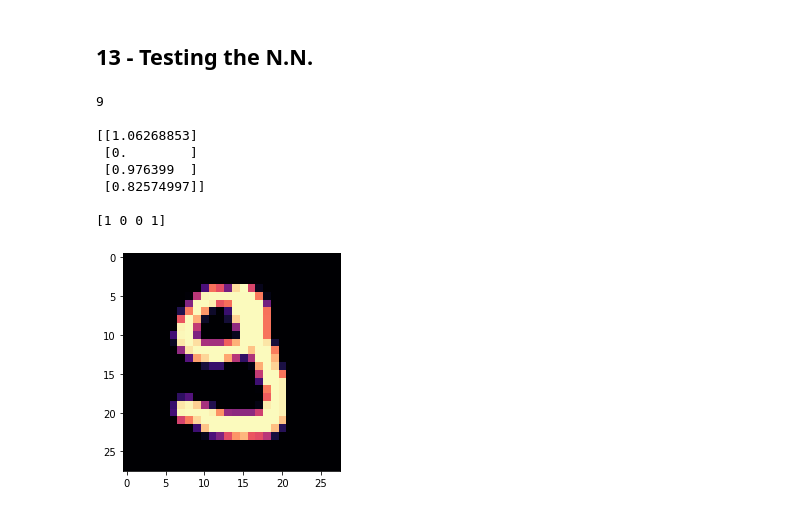
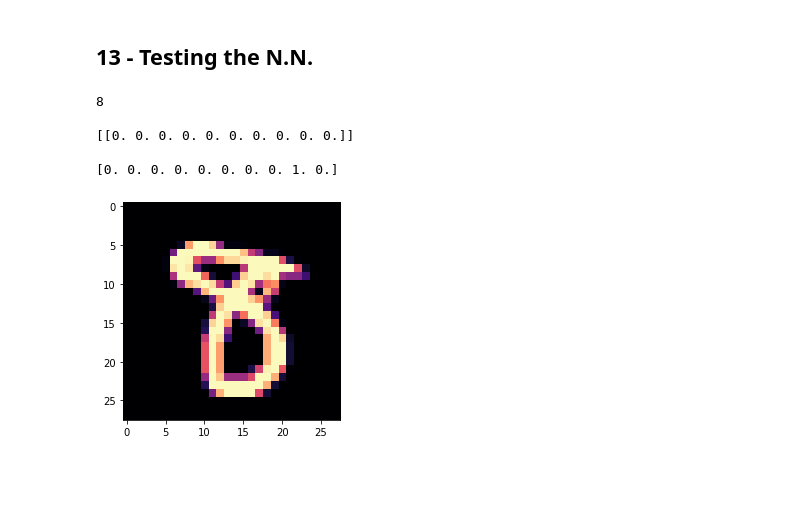
Before and after one commit to Xornotor/Neural-Net-MNIST-Recognizer, a Jupyter notebook: Neural-Net-MNIST-Recognizer.ipynb, the cells around one changed output. Drawn from its saved outputs; the diff is of its cells as text; code cells hidden in the pictures; blank space fills up the shorter version.

```diff
--- a/Neural-Net-MNIST-Recognizer.ipynb
+++ b/Neural-Net-MNIST-Recognizer.ipynb
@@ -117,15 +122,12 @@ def normalize_dataset(X_matrix):
     for i in range(X_matrix.shape[0]):
         #mu = np.mean(X_matrix[i])
         #sigma = np.std(X_matrix[i])
-        X_norm[i] = X_matrix[i]/max(X_matrix[i])
+        X_norm[i] = X_matrix[i]/np.maximum(1, np.max(X_matrix[i]))
     return X_norm
 
 def normalize_input(x_input, X_matrix):
     x_norm = np.zeros(x_input.shape)
-    for i in range(X_matrix.shape[0]):
-        #mu = np.mean(X_matrix[i])
-        #sigma = np.std(X_matrix[i])
-        x_norm = x_input/max(X_matrix[i])
+    x_norm = x_input/np.maximum(1, np.max(X_matrix))
     return x_norm
 # %% [markdown]
 ## 8 - Forward and Backward Propagation Functions
@@ -205,17 +208,17 @@ def fit(X, y,
         iterations = ITERATIONS,
         epsilon = EPSILON):
 
-    W = {1: np.random.randn(layer_units[0], features)}
+    W = {1: np.random.rand(layer_units[0], features)}
     dW = {1: np.zeros([layer_units[0], features])}
-    b = {1:np.random.randn(layer_units[0], 1)}
+    b = {1:np.random.rand(layer_units[0], 1)}
     db = {1: np.zeros([layer_units[0], 1])}
     Z = {0: X}
     A = {0: X}
     dA = {0: np.array([])}
     for k in range(layers - 1):
-        W[k+2] = np.random.randn(layer_units[k+1], layer_units[k])
+        W[k+2] = np.random.rand(layer_units[k+1], layer_units[k])
         dW[k+2] = np.zeros([layer_units[k+1], layer_units[k]])
-        b[k+2] = np.random.randn(layer_units[k+1], 1)
+        b[k+2] = np.random.rand(layer_units[k+1], 1)
         db[k+2] = np.zeros([layer_units[k+1], 1])
         Z[k+1] = np.zeros([layer_units[k+1], examples])
         A[k+1] = np.zeros([layer_units[k+1], examples])
@@ -232,6 +235,8 @@ def fit(X, y,
         for j in range(layers):
             A[j+1], Z[j+1] = fwd_prop(A[j], W[j+1], b[j+1], layer_activations[j])
 
+        #if(layer_activations[len(layer_activations) - 1] == Activation["RELU"]):
+            #A[layers] = derivative_relu(A[layers])
         dA[layers] = A[layers] - y
 
         for j in range(layers-1, -1, -1):
@@ -242,8 +247,14 @@ def fit(X, y,
             b[j] = b[j] - (alpha*db[j])
 
         cost_points.append(cost(X, y, W, b))
-        print(cost(X, y, W, b))
+
+        #print(np.transpose(cost(X, y, W, b)))
+        #print(np.sum(dA[layers], axis = 1))
+        #print(Z[layers][:, 0])
+
+        print(y[:, 0])
         print()
+        #print()
         #print(W, b)
 
     return W, b
@@ -271,0 +263,3 @@ W_final, b_final = fit(test_images, test_labels, W_save, b_save)
+# %%
+test_images_normalized = normalize_dataset(test_images)
+W_final, b_final = fit(test_images_normalized, test_labels)
@@ -277,20 +290,18 @@ b_save = b_final
 # %%
 index = int(np.round(np.random.rand()*len(test_images_raw)))
 
-plt.imshow(train_images_raw[index], cmap='magma')
-print(train_labels_raw[index])
+plt.imshow(test_images_raw[index], cmap='magma')
+print(test_labels_raw[index])
 print()
-print(predict(train_images[:, index].reshape(train_images[:, index].shape[0], 1), W_final, b_final))
+test_sample = normalize_input(test_images[:, index].reshape(test_images[:, index].shape[0], 1), test_images)
+print(np.transpose(predict(test_sample, W_save, b_save)))
 print()
-print(train_labels[:, index])
+print(test_labels[:, index])
 plt.show()
 # %% [output]
-9
+8
 
-[[1.06268853]
- [0.        ]
- [0.976399  ]
- [0.82574997]]
+[[0. 0. 0. 0. 0. 0. 0. 0. 0. 0.]]
 
-[1 0 0 1]
+[0. 0. 0. 0. 0. 0. 0. 0. 1. 0.]
-[figure, old version]
+[figure, new version]
```
Also changed, not shown: parts of 5 cells of this notebook.
